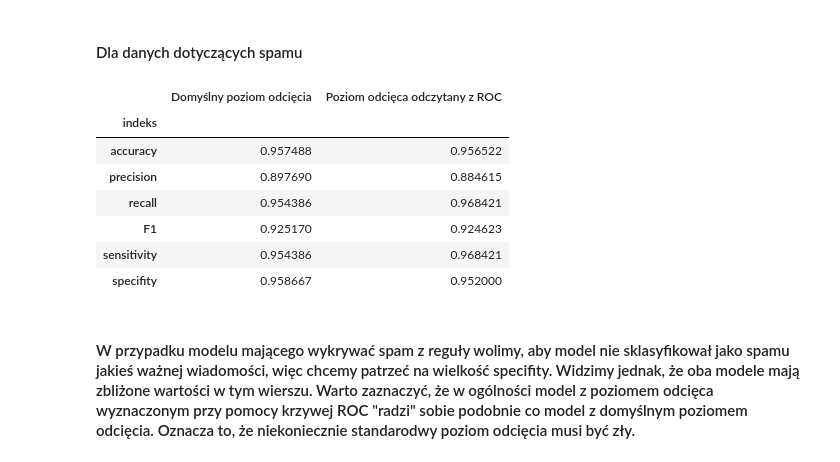
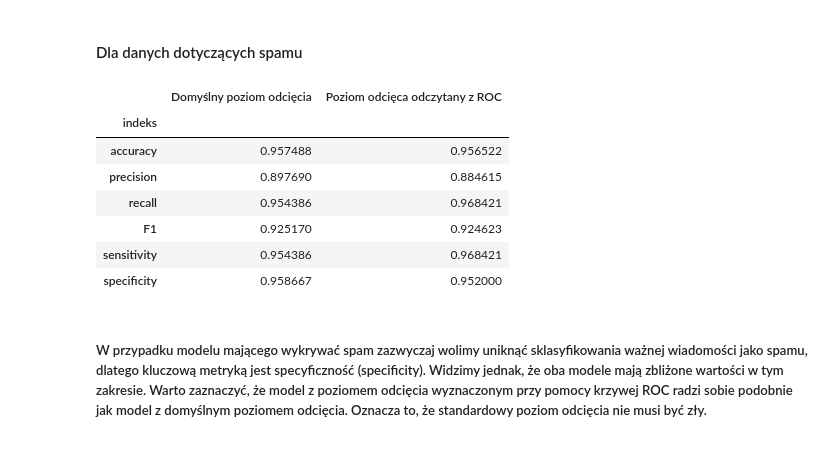
Before and after one commit to tomczj/ML24_25, a Jupyter notebook: Linear_Regression/homework_3.ipynb, the cells around one changed output. Saved outputs shown, nothing was run; the diff lists cells and outputs as text; code cells hidden in the pictures.

```diff
--- a/Linear_Regression/homework_3.ipynb
+++ b/Linear_Regression/homework_3.ipynb
@@ -349,28 +327,36 @@ model_data
 # %%
 x = [spam_model.predict(X_spam_test), class_spam]
 
 model = ["Domyślny poziom odcięcia", "Poziom odcięca odczytany z ROC"]
-indeks = ["accuracy", "precision", "recall", "F1", "sensitivity", "specifity"]
-accuracy_vals = [accuracy(x[i], y_spam_test) for i in [0,1]]
-precision_vals = [precision(x[i], y_spam_test) for i in [0,1]]
-recall_vals = [recall(x[i], y_spam_test) for i in [0,1]]
-F1_vals = [F1(x[i], y_spam_test) for i in [0,1]]
-sens_vals = [sensitivity(x[i], y_spam_test) for i in [0,1]]
-spec_vals = [specifity(x[i], y_spam_test) for i in [0,1]]
+indeks = ["accuracy", "precision", "recall", "F1", "sensitivity", "specificity"]
 
-model_data = pd.DataFrame([accuracy_vals, precision_vals, recall_vals, F1_vals, sens_vals,spec_vals])
+accuracy_vals = [accuracy_score(y_spam_test, x[i]) for i in [0, 1]]
+precision_vals = [precision_score(y_spam_test, x[i]) for i in [0, 1]]
+recall_vals = [recall_score(y_spam_test, x[i]) for i in [0, 1]]
+F1_vals = [f1_score(y_spam_test, x[i]) for i in [0, 1]]
+
+sens_vals = recall_vals
+
+spec_vals = []
+for i in [0, 1]:
+    tn, fp, fn, tp = confusion_matrix(y_spam_test, x[i]).ravel()
+    specificity = tn / (tn + fp)
+    spec_vals.append(specificity)
+
+model_data = pd.DataFrame([accuracy_vals, precision_vals, recall_vals, F1_vals, sens_vals, spec_vals])
+model_data.columns = ["Domyślny poziom odcięcia", "Poziom odcięca odczytany z ROC"]
 model_data["indeks"] = indeks
-model_data.rename(columns = {0:"Domyślny poziom odcięcia", 1: "Poziom odcięca odczytany z ROC"  }, inplace=True)
-model_data.set_index("indeks", inplace= True)
+model_data.set_index("indeks", inplace=True)
+
 model_data
 # %% [output]
 |  | Domyślny poziom odcięcia | Poziom odcięca odczytany z ROC |
 | indeks |  |  |
 | accuracy | 0.957488 | 0.956522 |
 | precision | 0.897690 | 0.884615 |
 | recall | 0.954386 | 0.968421 |
 | F1 | 0.925170 | 0.924623 |
 | sensitivity | 0.954386 | 0.968421 |
-| specifity | 0.958667 | 0.952000 |
+| specificity | 0.958667 | 0.952000 |
 # %% [markdown]
-#### W przypadku modelu mającego wykrywać spam z reguły wolimy, aby model nie sklasyfikował jako spamu jakieś ważnej wiadomości, więc chcemy patrzeć na wielkość specifity. Widzimy jednak, że oba modele mają zbliżone wartości w tym wierszu. Warto zaznaczyć, że w ogólności model z poziomem odcięca wyznaczonym przy pomocy krzywej ROC "radzi" sobie podobnie co model z domyślnym poziomem odcięcia. Oznacza to, że niekoniecznie standarodwy poziom odcięcia musi być zły.
+##### W przypadku modelu mającego wykrywać spam zazwyczaj wolimy uniknąć sklasyfikowania ważnej wiadomości jako spamu, dlatego kluczową metryką jest specyficzność (specificity). Widzimy jednak, że oba modele mają zbliżone wartości w tym zakresie. Warto zaznaczyć, że model z poziomem odcięcia wyznaczonym przy pomocy krzywej ROC radzi sobie podobnie jak model z domyślnym poziomem odcięcia. Oznacza to, że standardowy poziom odcięcia nie musi być zły.
```
Also changed, not shown: parts of 33 cells of this notebook.
